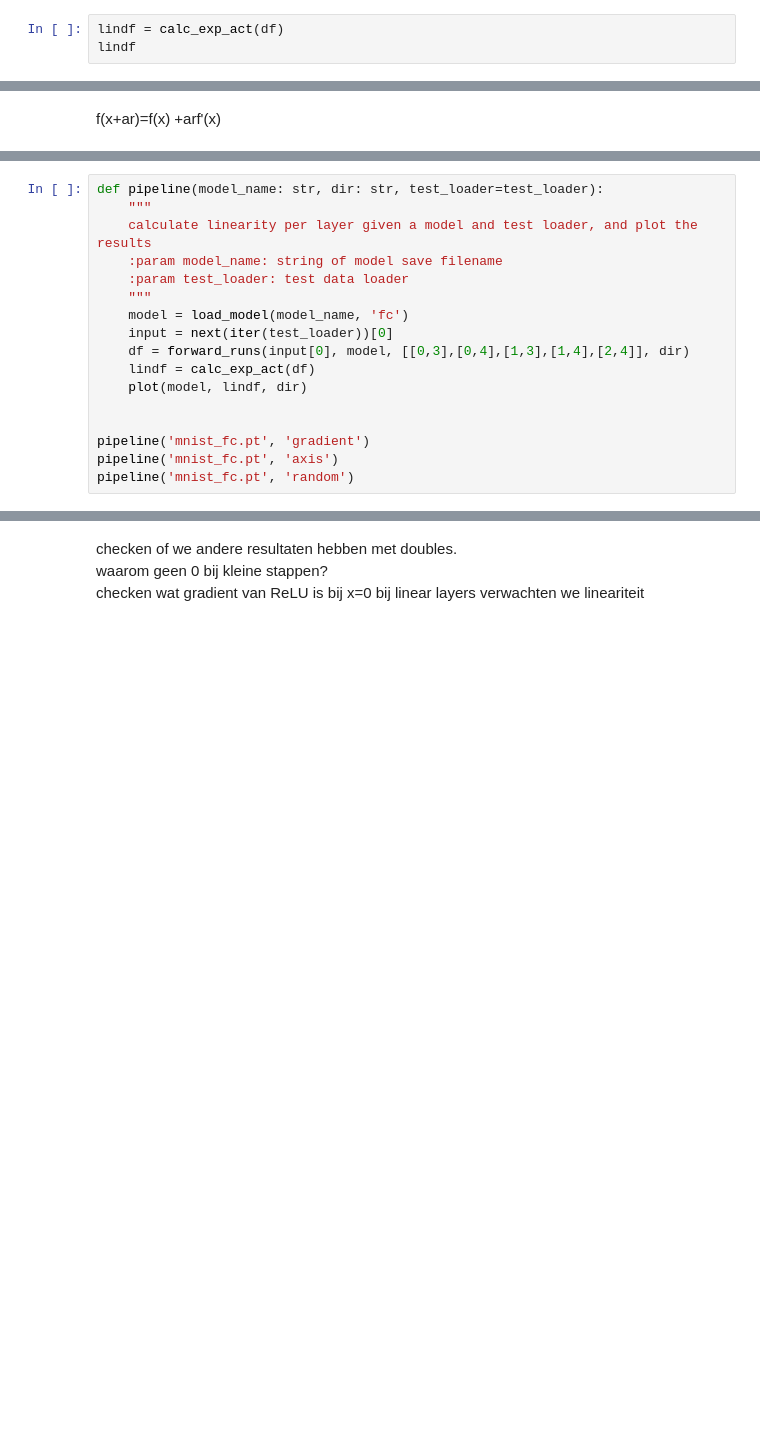
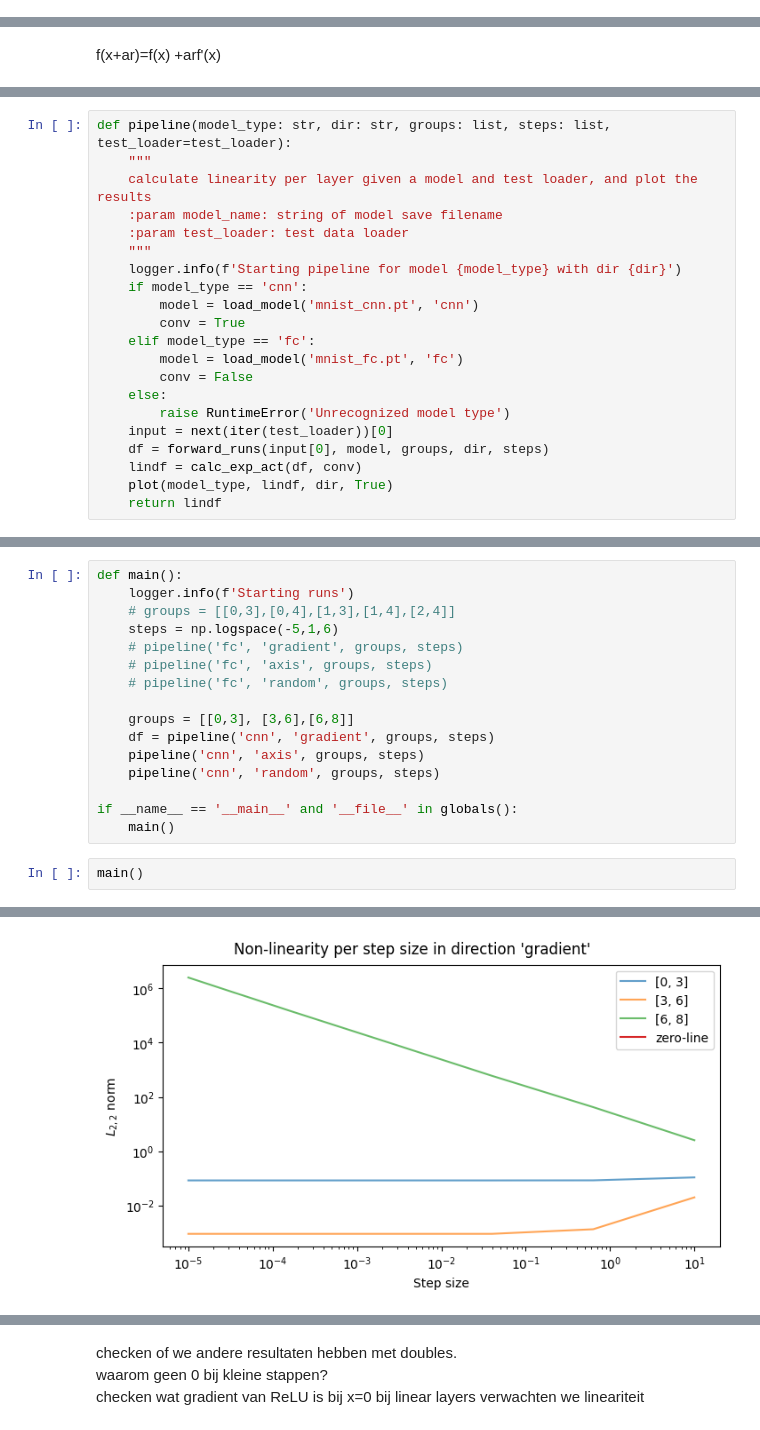
Before and after one commit to teunpe/master_internship, a Jupyter notebook: mlp.ipynb, the cells around one changed output, grey strips where cells are left out. Cells and saved outputs as stored; diff of their text form; blank space fills up the shorter version.

```diff
--- a/mlp.ipynb
+++ b/mlp.ipynb
@@ -402,3 +409,0 @@ def calc_exp_act(df: pd.DataFrame, conv: bool=False):
-# %%
-lindf = calc_exp_act(df)
-lindf
@@ -464,17 +440,21 @@ Linear(in_features=512, out_features=10, bias=True)
 # %%
-def pipeline(model_name: str, dir: str, test_loader=test_loader):
+def pipeline(model_type: str, dir: str, groups: list, steps: list, test_loader=test_loader):
     """
     calculate linearity per layer given a model and test loader, and plot the results
     :param model_name: string of model save filename
     :param test_loader: test data loader
     """
-    model = load_model(model_name, 'fc')
+    logger.info(f'Starting pipeline for model {model_type} with dir {dir}')
+    if model_type == 'cnn':
+        model = load_model('mnist_cnn.pt', 'cnn')
+        conv = True
+    elif model_type == 'fc':
+        model = load_model('mnist_fc.pt', 'fc')
+        conv = False
+    else:
+        raise RuntimeError('Unrecognized model type')
     input = next(iter(test_loader))[0]
-    df = forward_runs(input[0], model, [[0,3],[0,4],[1,3],[1,4],[2,4]], dir)
-    lindf = calc_exp_act(df)
-    plot(model, lindf, dir)
-
-
-pipeline('mnist_fc.pt', 'gradient')
-pipeline('mnist_fc.pt', 'axis')
-pipeline('mnist_fc.pt', 'random')
+    df = forward_runs(input[0], model, groups, dir, steps)
+    lindf = calc_exp_act(df, conv)
+    plot(model_type, lindf, dir, True)
+    return lindf
@@ -484,0 +461,19 @@ pipeline('mnist_fc.pt', 'random')
+# %%
+def main():
+    logger.info(f'Starting runs')
+    # groups = [[0,3],[0,4],[1,3],[1,4],[2,4]]
+    steps = np.logspace(-5,1,6)
+    # pipeline('fc', 'gradient', groups, steps)
+    # pipeline('fc', 'axis', groups, steps)
+    # pipeline('fc', 'random', groups, steps)
+
+    groups = [[0,3], [3,6],[6,8]]
+    df = pipeline('cnn', 'gradient', groups, steps)
+    pipeline('cnn', 'axis', groups, steps)
+    pipeline('cnn', 'random', groups, steps)
+
+if __name__ == '__main__' and '__file__' in globals():
+    main()
+# %%
+main()
+# %% [output]
@@ -484,0 +514 @@ pipeline('mnist_fc.pt', 'random')
+[figure, added]
```
Also changed, not shown: parts of 24 cells of this notebook, 10 other files.
